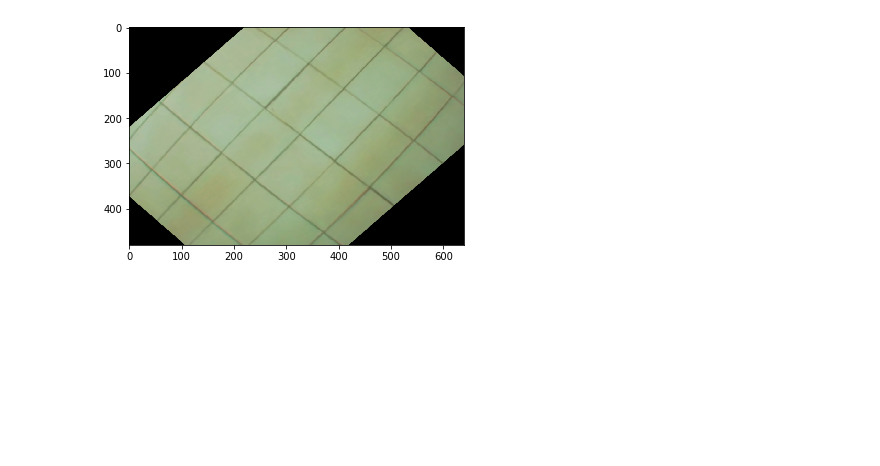
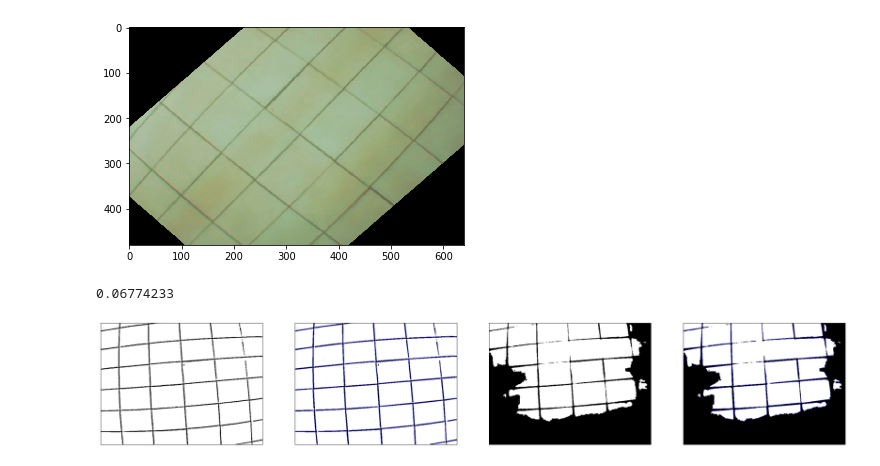
Before and after one commit to vladushked/tile_position, a Jupyter notebook: python/test.ipynb, the cells around one changed output. Cells and saved outputs as stored; diff of their text form; code cells hidden in the pictures; blank space fills up the shorter version.

```diff
--- a/python/test.ipynb
+++ b/python/test.ipynb
@@ -57,6 +57,9 @@ print_image(rotated)
 # %% [output]
 [figure]
 # %%
-def threshold(image):
-    image = cv2.medianBlur(image,5)
-    th = cv2.adaptiveThreshold(image,255,cv2.ADAPTIVE_THRESH_GAUSSIAN_C,cv2.THRESH_BINARY,11,2)
+def adaptive_threshold(image):
+    e1 = cv2.getTickCount()
+    th = cv2.adaptiveThreshold(blur,255,cv2.ADAPTIVE_THRESH_GAUSSIAN_C,cv2.THRESH_BINARY,11,2)
+    e2 = cv2.getTickCount()
+    print('adaptive_threshold time: ', (e2 - e1)/ cv2.getTickFrequency())
+    return th
@@ -62,0 +70,22 @@ def threshold(image):
+# %%
+e1 = cv2.getTickCount()
+
+th, otsu = threshold(gray)
+th_lines = FLD(th)
+otsu_lines = FLD(otsu)
+
+e2 = cv2.getTickCount()
+time = (e2 - e1)/ cv2.getTickFrequency()
+print(time)
+
+images = [th, th_lines, otsu, otsu_lines]
+
+fig = plt.figure(figsize=(32,24))
+
+for i in range(len(images)):
+    fig.add_subplot(1, len(images), i + 1)
+    plt.xticks([]),plt.yticks([])
+    plt.imshow(images[i],'gray')
+# %% [output]
+0.06774233
+[figure, added]
```
Also changed, not shown: parts of 12 cells of this notebook.
